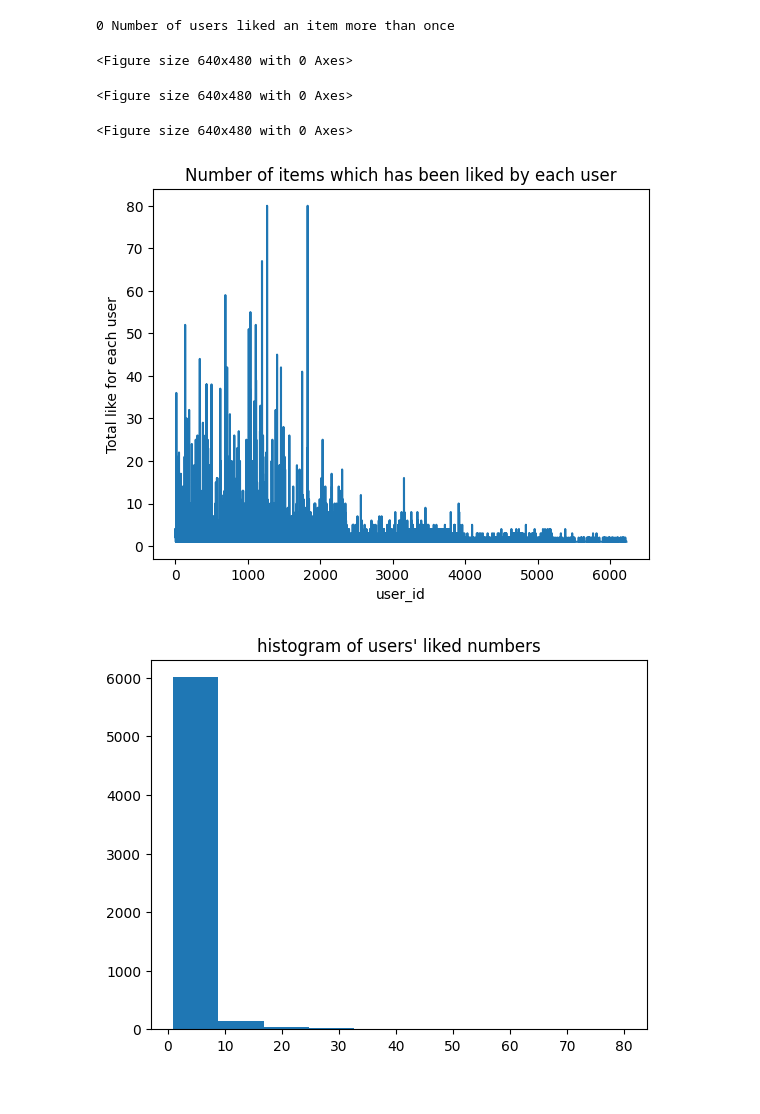
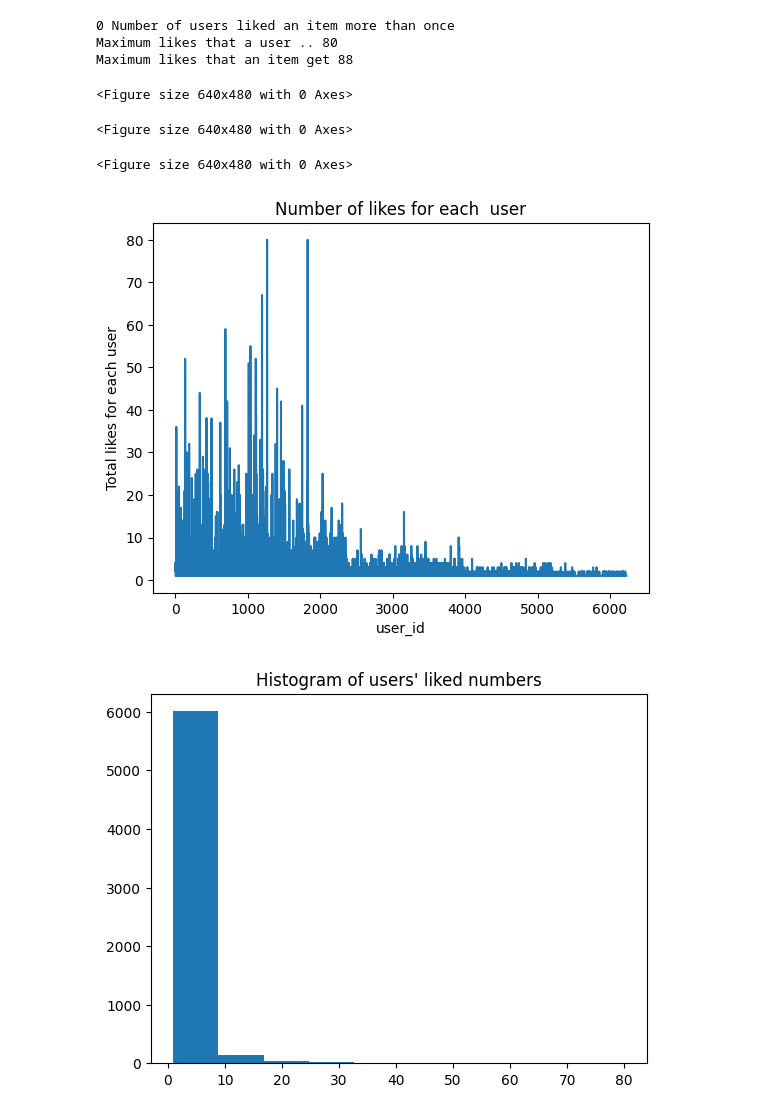
Before and after one commit to CodeTild/recommender-system-practice, a Jupyter notebook: datanalyzing.ipynb, the cells around one changed output. Cells and saved outputs as stored; diff of their text form; code cells hidden in the pictures.

```diff
--- a/datanalyzing.ipynb
+++ b/datanalyzing.ipynb
@@ -35,44 +28,53 @@ Number of  medias 5108
 Number of users: 6226
 # %%
-count = 0
-user_liked_list = []
-for u_item in user_id_vec:
-	mforu_valus=data[data['user_id']== u_item]['media_id'].value_counts()
-	if (mforu_valus.sum() != len (mforu_valus)):
-		count=count+1
-	user_liked_list.append(mforu_valus.sum())
+data_group_user=data.groupby('user_id').size()
+user_nliked_list= list(data_group_user)
+data_=data_group_user.reset_index()
+user_id_list=data_['user_id'].tolist()
+index_list=  [user_id_list.index(user) for user in user_id_vec]
+user_liked_list = [user_nliked_list[i] for i in index_list]
+data_group_useritem=data.groupby(['user_id','item_id']).size()
+data_group_useritem_num= data_group_useritem.tolist()
+flag_list= data_group_useritem_num > [1]*len(data_group_useritem_num)
+count = sum ([1 for i,j in zip (data_group_useritem_num,[1]*len(data_group_useritem_num)) if i>j])
+print(count, "Number of users liked an item more than once")
+print("Maximum likes that a user hits..", max(user_liked_list))
 
-count_u =0
-media_liked_list = []
-for m_item in media_id_vec:
-	uform_valus=data[data['media_id']== m_item]['user_id'].value_counts()
-	#if (uform_valus.sum() == 0):
-	#	count_u=count_u+1
-	media_liked_list.append(uform_valus.sum())
 
-print(count, "Number of users liked an item more than once")
-#print(count_u, "NUmber of items have never been liked by any user")
+#.value_counts()
+
+
+
+data_group_item=data.groupby('item_id').size()
+item_nliked_list= list(data_group_item)
+data_=data_group_item.reset_index()
+item_id_list=data_['item_id'].tolist()
+index_list=  [item_id_list.index(item) for item in item_id_vec]
+item_liked_list = [item_nliked_list[i] for i in index_list]
+print("Maximum likes that an item gets", max(item_liked_list))
 # %% [output]
 0 Number of users liked an item more than once
+Maximum likes that a user .. 80
+Maximum likes that an item get 88
 # %%
 f = plt.figure(1)
 g = plt.figure(2)
 h = plt.figure(3)
 k = plt.figure(4)
 x = list (range(len (user_liked_list)))
 plt.plot(x, user_liked_list)
 plt.xlabel('user_id')
 # naming the y axis
-plt.ylabel('Total like for each user')
+plt.ylabel('Total likes for each user')
 
 # giving a title to my graph
-plt.title('Number of items which has been liked by each user')
+plt.title('Number of likes for each  user')
 f.show()
 # %% [output]
 <Figure size 640x480 with 0 Axes>
 <Figure size 640x480 with 0 Axes>
 <Figure size 640x480 with 0 Axes>
-[figure, old version]
+[figure, new version]
 # %%
 plt.hist(user_liked_list)
 plt.title("Histogram of users' liked numbers")
```
Also changed, not shown: parts of 5 cells of this notebook.
